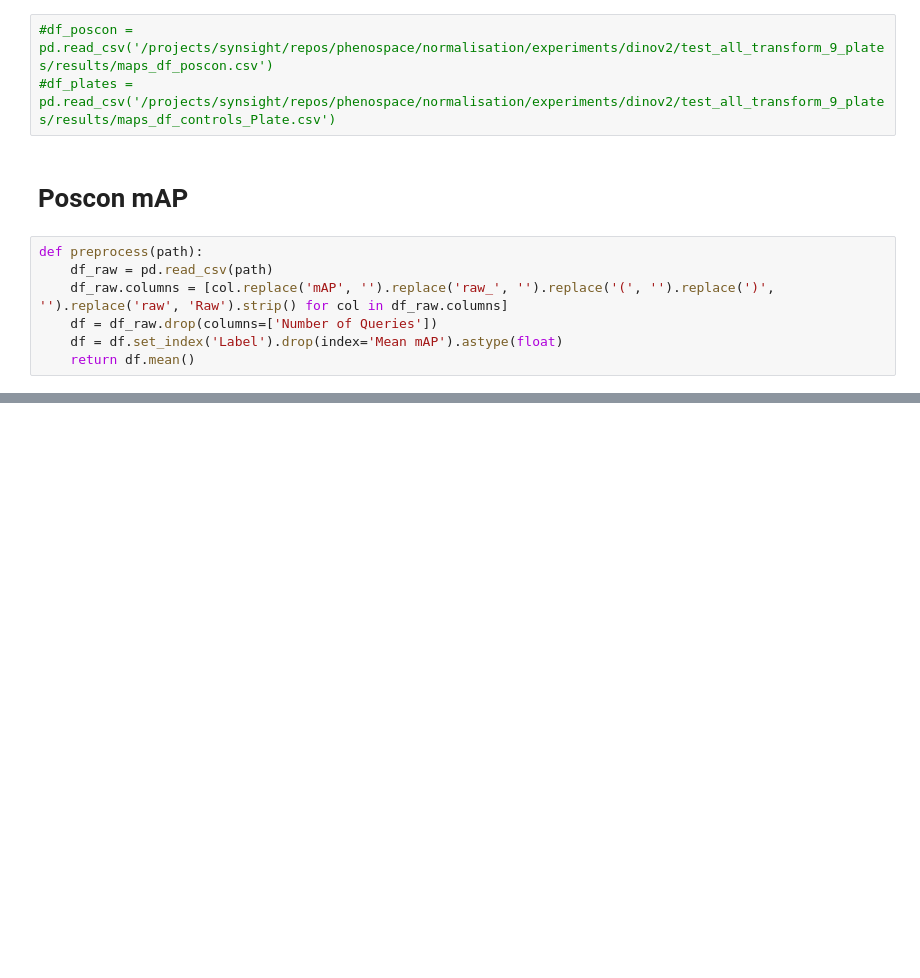
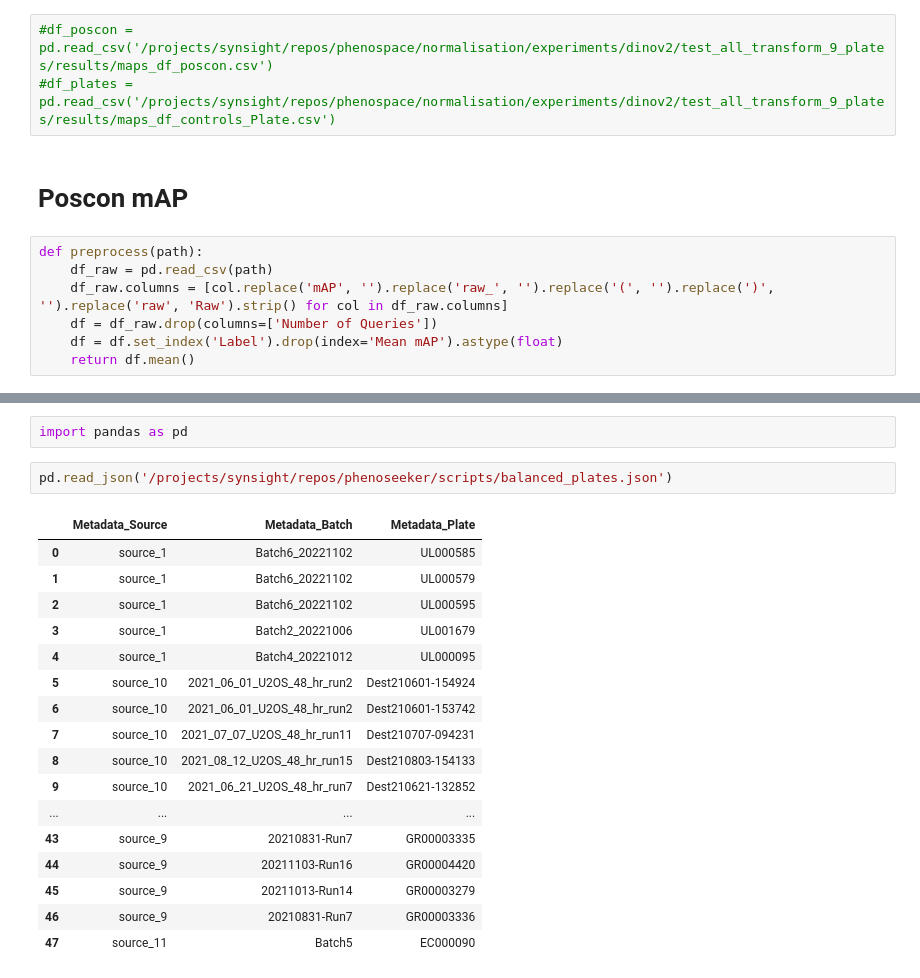
Before and after one commit to mxfly14/phenoseeker, a Jupyter notebook: notebooks/fig_1.ipynb, the cells around one changed output, grey strips where cells are left out. Saved outputs shown, nothing was run; the diff lists cells and outputs as text; blank space fills up the shorter version.

```diff
--- a/notebooks/fig_1.ipynb
+++ b/notebooks/fig_1.ipynb
@@ -170,0 +148,22 @@ plot_curve_comparison(all_encoder)
+# %%
+import pandas as pd
+# %%
+pd.read_json('/projects/synsight/repos/phenoseeker/scripts/balanced_plates.json')
+# %% [output]
+|  | Metadata_Source | Metadata_Batch | Metadata_Plate |
+| 0 | source_1 | Batch6_20221102 | UL000585 |
+| 1 | source_1 | Batch6_20221102 | UL000579 |
+| 2 | source_1 | Batch6_20221102 | UL000595 |
+| 3 | source_1 | Batch2_20221006 | UL001679 |
+| 4 | source_1 | Batch4_20221012 | UL000095 |
+| 5 | source_10 | 2021_06_01_U2OS_48_hr_run2 | Dest210601-154924 |
+| 6 | source_10 | 2021_06_01_U2OS_48_hr_run2 | Dest210601-153742 |
+| 7 | source_10 | 2021_07_07_U2OS_48_hr_run11 | Dest210707-094231 |
+| 8 | source_10 | 2021_08_12_U2OS_48_hr_run15 | Dest210803-154133 |
+| 9 | source_10 | 2021_06_21_U2OS_48_hr_run7 | Dest210621-132852 |
+| ... | ... | ... | ... |
+| 43 | source_9 | 20210831-Run7 | GR00003335 |
+| 44 | source_9 | 20211103-Run16 | GR00004420 |
+| 45 | source_9 | 20211013-Run14 | GR00003279 |
+| 46 | source_9 | 20210831-Run7 | GR00003336 |
+| 47 | source_11 | Batch5 | EC000090 |
```
Also changed, not shown: parts of 17 cells of this notebook, 2 other files.
